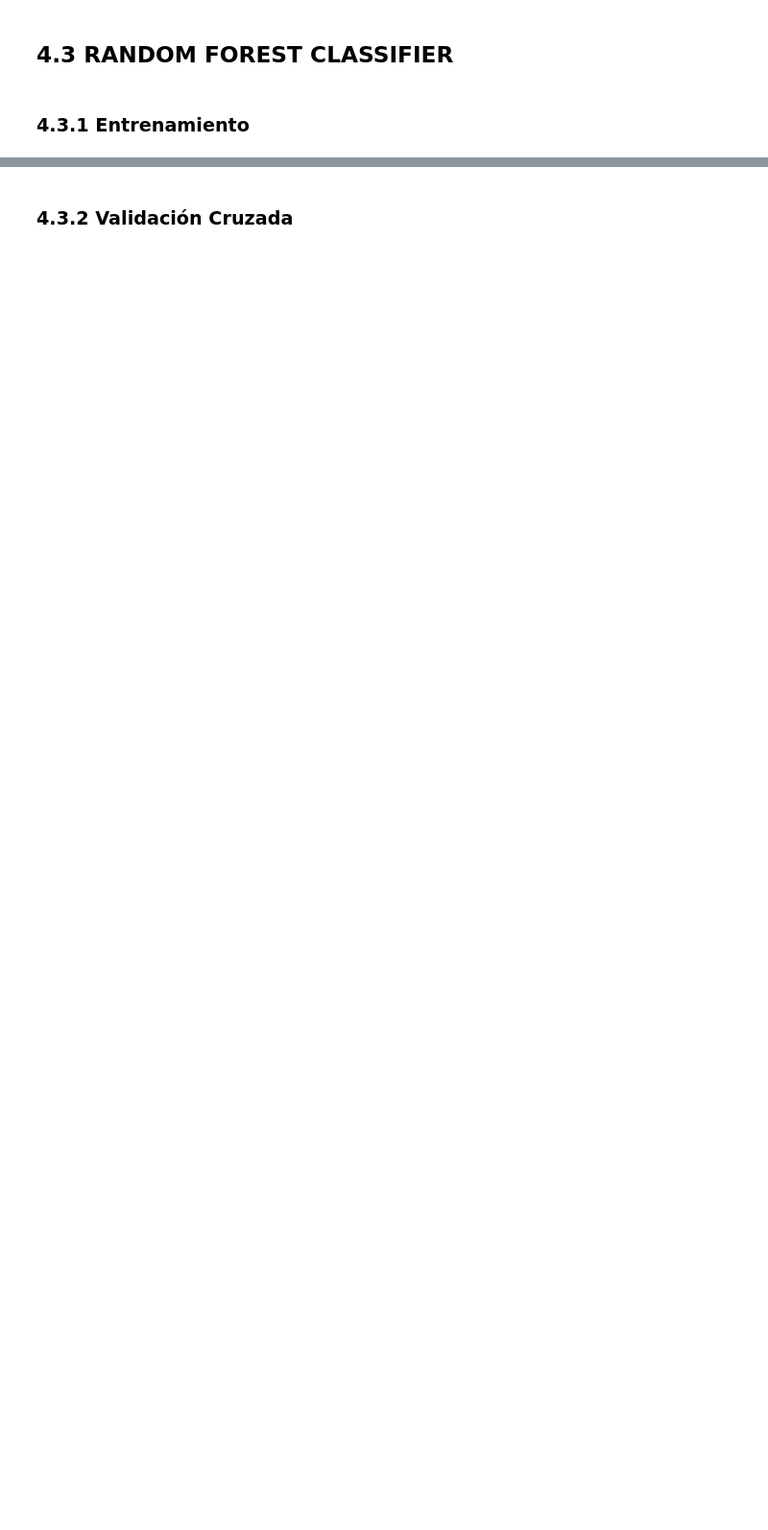
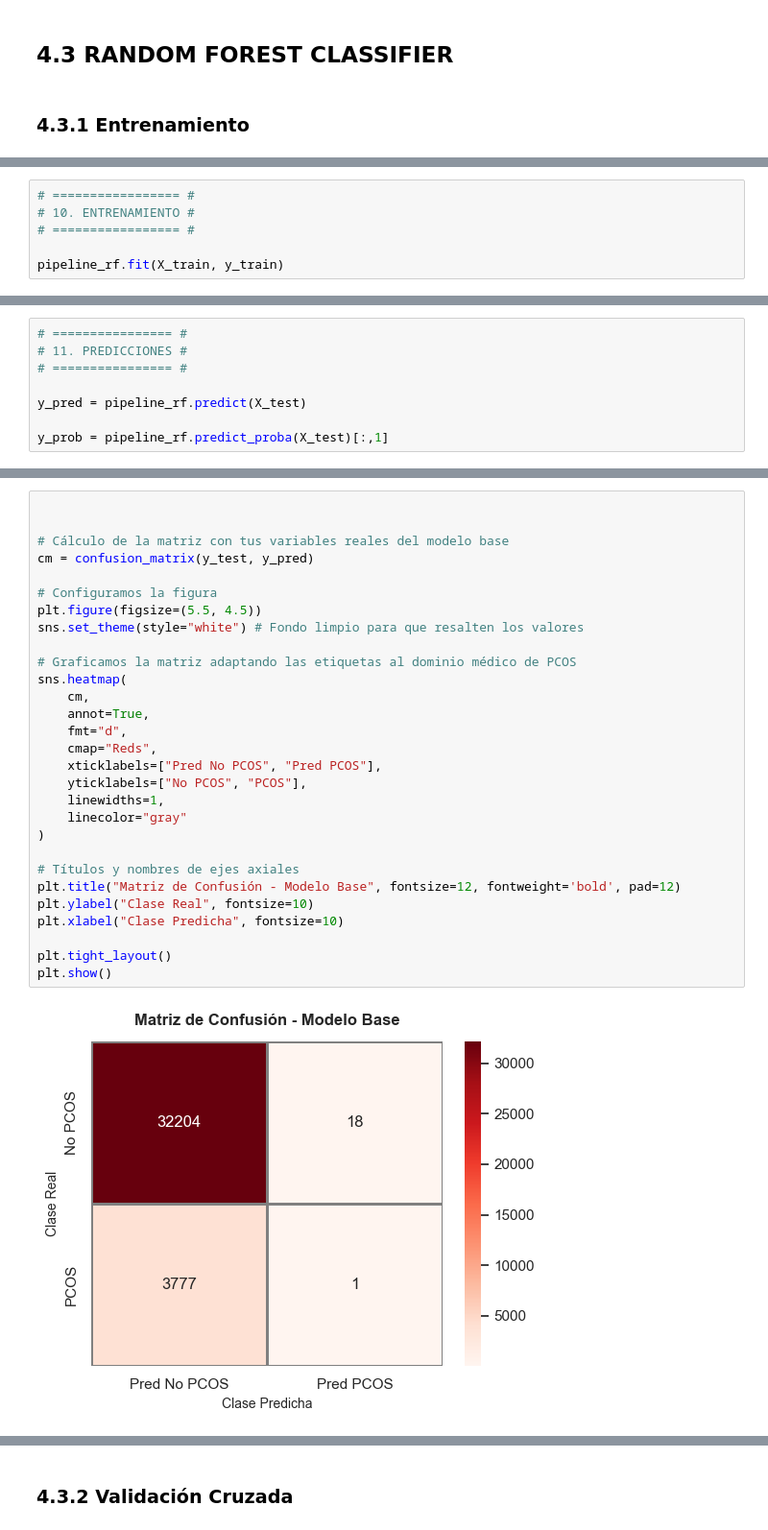
Before and after one commit to Danelnov/ml-project_analitica_datos, a Jupyter notebook: notebooks/02_modeling_calisifcation.ipynb, the cells around one changed output, grey strips where cells are left out. Shown at 96% size. Saved outputs shown, nothing was run; the diff lists cells and outputs as text; blank space fills up the shorter version.

```diff
--- a/notebooks/02_modeling_calisifcation.ipynb
+++ b/notebooks/02_modeling_calisifcation.ipynb
@@ -1208,0 +1948,6 @@ cat__Menstrual Regularity_Regular     0.009413     0.009413
+# %%
+# ================= #
+# 10. ENTRENAMIENTO #
+# ================= #
+
+pipeline_rf.fit(X_train, y_train)
@@ -1208,0 +1974,8 @@ cat__Menstrual Regularity_Regular     0.009413     0.009413
+# %%
+# ================ #
+# 11. PREDICCIONES #
+# ================ #
+
+y_pred = pipeline_rf.predict(X_test)
+
+y_prob = pipeline_rf.predict_proba(X_test)[:,1]
@@ -1208,0 +2014,31 @@ cat__Menstrual Regularity_Regular     0.009413     0.009413
+# %%
+
+
+# Cálculo de la matriz con tus variables reales del modelo base
+cm = confusion_matrix(y_test, y_pred)
+
+# Configuramos la figura
+plt.figure(figsize=(5.5, 4.5))
+sns.set_theme(style="white") # Fondo limpio para que resalten los valores
+
+# Graficamos la matriz adaptando las etiquetas al dominio médico de PCOS
+sns.heatmap(
+    cm,
+    annot=True,
+    fmt="d",
+    cmap="Reds",
+    xticklabels=["Pred No PCOS", "Pred PCOS"],
+    yticklabels=["No PCOS", "PCOS"],
+    linewidths=1,
+    linecolor="gray"
+)
+
+# Títulos y nombres de ejes axiales
+plt.title("Matriz de Confusión - Modelo Base", fontsize=12, fontweight='bold', pad=12)
+plt.ylabel("Clase Real", fontsize=10)
+plt.xlabel("Clase Predicha", fontsize=10)
+
+plt.tight_layout()
+plt.show()
+# %% [output]
+[figure, added]
```
Also changed, not shown: parts of 46 cells of this notebook, 1 other file.
